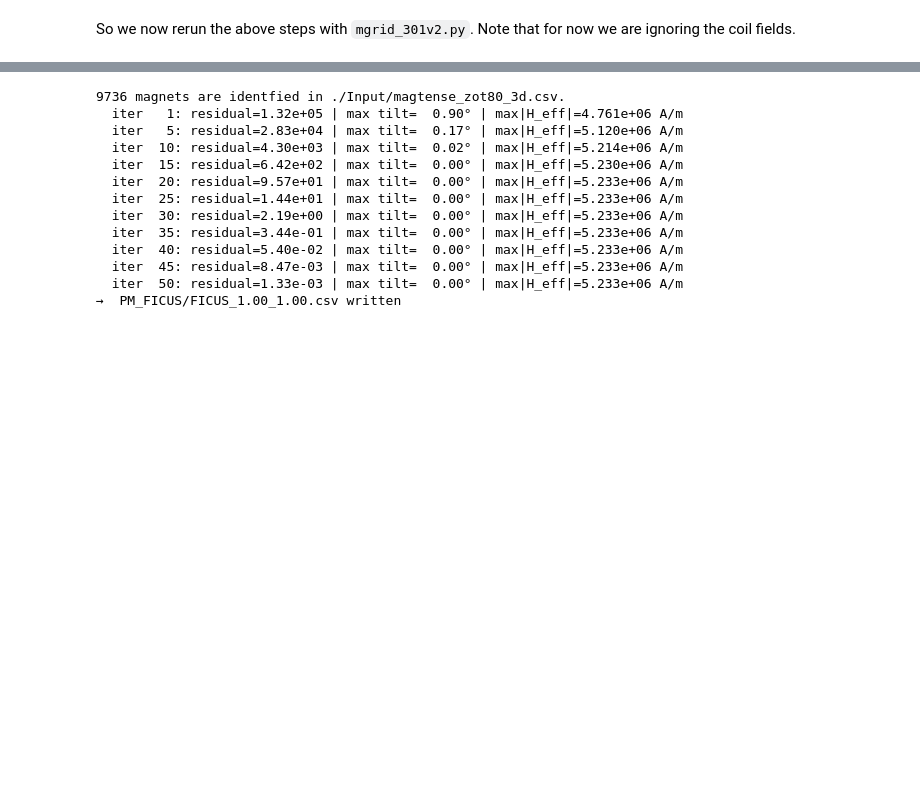
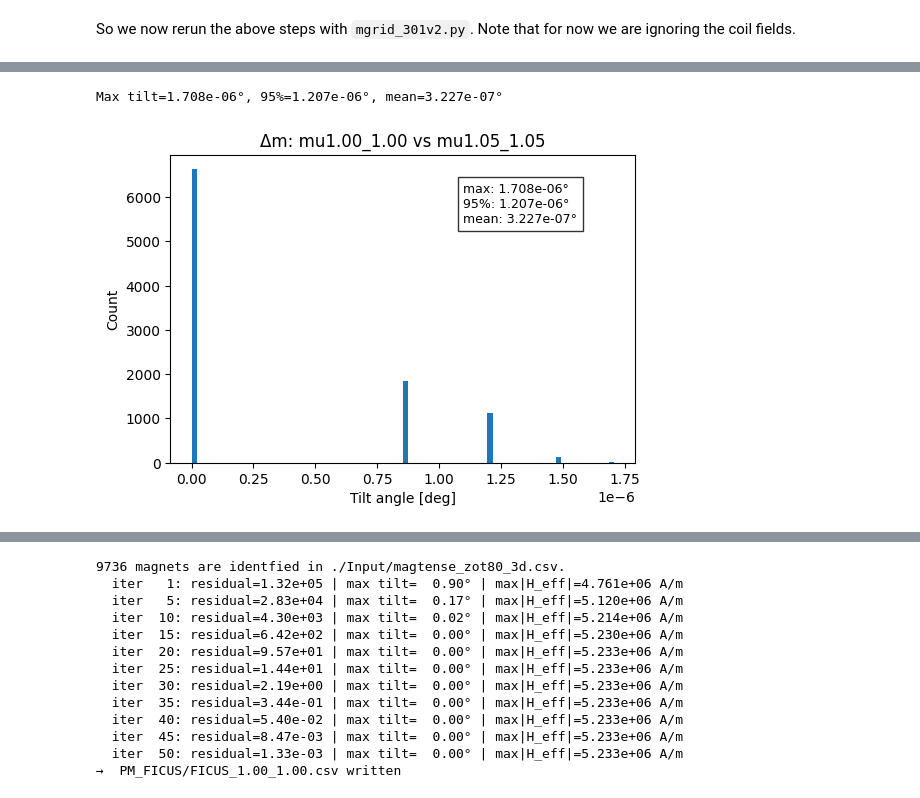
Before and after one commit to armulrich/MUSE, a Jupyter notebook: Attempt_to_Replicate_finite_mu_MUSE.ipynb, the cells around one changed output, grey strips where cells are left out. Drawn from its saved outputs; the diff is of its cells as text; code cells hidden in the pictures; blank space fills up the shorter version.

```diff
--- a/Attempt_to_Replicate_finite_mu_MUSE.ipynb
+++ b/Attempt_to_Replicate_finite_mu_MUSE.ipynb
@@ -351,0 +382,9 @@ Total LaBonte-Accelerated iteration time: 367.14 s
+# %%
+## V2 Of this since working with revised mgrid_301v2.py ##
+REF_TAG = "mu1.00_1.00" # -> Baseline
+CMP_TAG = "mu1.05_1.05"  # Change this if you want a different mu comparison
+compare_m_vectors(REF_TAG, CMP_TAG)
+plt.show()
+# %% [output]
+Max tilt=1.708e-06°, 95%=1.207e-06°, mean=3.227e-07°
+[figure, added]
```
Also changed, not shown: parts of 11 cells of this notebook, 1 other file.
